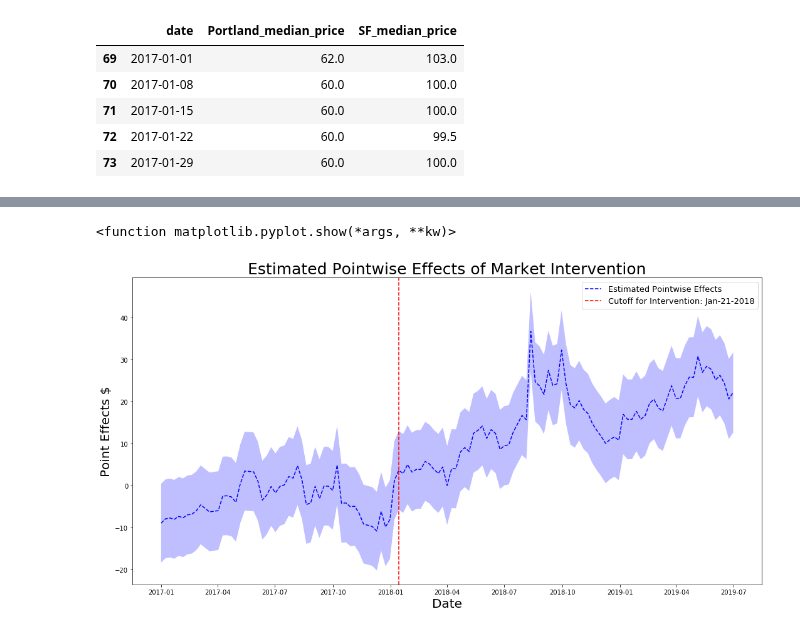
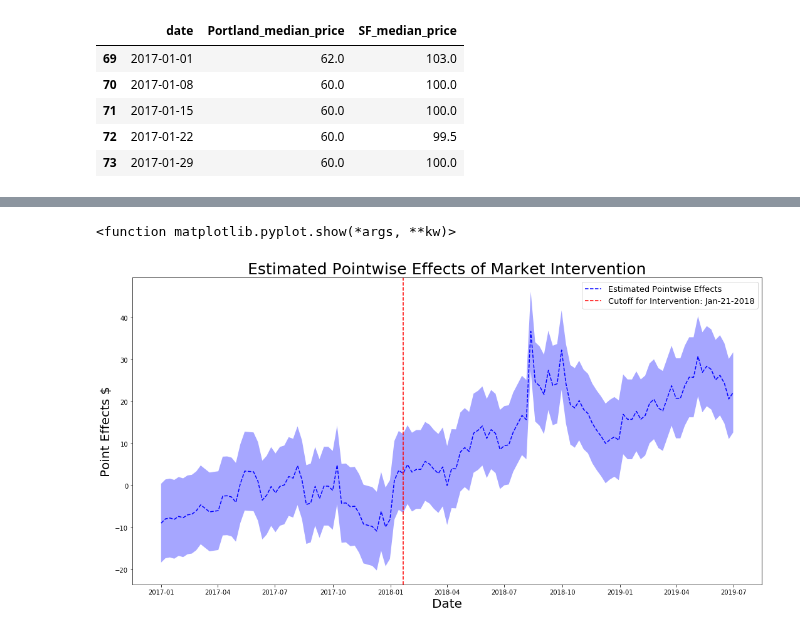
Before and after one commit to karensheng/Airbnb_Regulation, a Jupyter notebook: notebooks/Combining the charts.ipynb, the cells around one changed output, grey strips where cells are left out. Saved outputs shown, nothing was run; the diff lists cells and outputs as text; code cells hidden in the pictures.

```diff
--- a/notebooks/Combining the charts.ipynb
+++ b/notebooks/Combining the charts.ipynb
@@ -339,28 +335,28 @@ plt.savefig('../images/CI_Forecast_Combined_Jan2018.png')
 # %%
 fig, ax = plt.subplots(1,figsize = (15,8))
 
 xlinspace = pd.date_range('2015-09-06', periods= price.shape[0], freq='W')
 
 sns.lineplot(x= 'date', y='point_effects', data = ci_jan2018, color = 'blue', \
              label = "Estimated Pointwise Effects")
 
 ax.lines[0].set_linestyle("--")
 
 plt.fill_between(ci_jan2018['date'],ci_jan2018['point_effects_lower'],\
                  ci_jan2018['point_effects_upper'], \
                 facecolor = 'blue',
                 interpolate = 'True',
-                alpha = 0.25)
-plt.axvline(x= datetime.date(2018,1,14), color = 'red', \
+                alpha = 0.35)
+plt.axvline(x= datetime.date(2018,1,21), color = 'red', \
             linestyle='--',label='Cutoff for Intervention: Jan-21-2018')
 plt.xlabel('Date', fontsize=20)
 plt.ylabel('Point Effects $', fontsize=20)
 plt.title('Estimated Pointwise Effects of Market Intervention',fontsize=25)
 plt.legend(loc=1, prop={'size': 13})
 
 plt.tight_layout()
 plt.savefig('../images/point effects_jan2018.png')
 plt.show
 # %% [output]
 <function matplotlib.pyplot.show(*args, **kw)>
-[figure, old version]
+[figure, new version]
```
Also changed, not shown: parts of 6 cells of this notebook, 7 other files.
